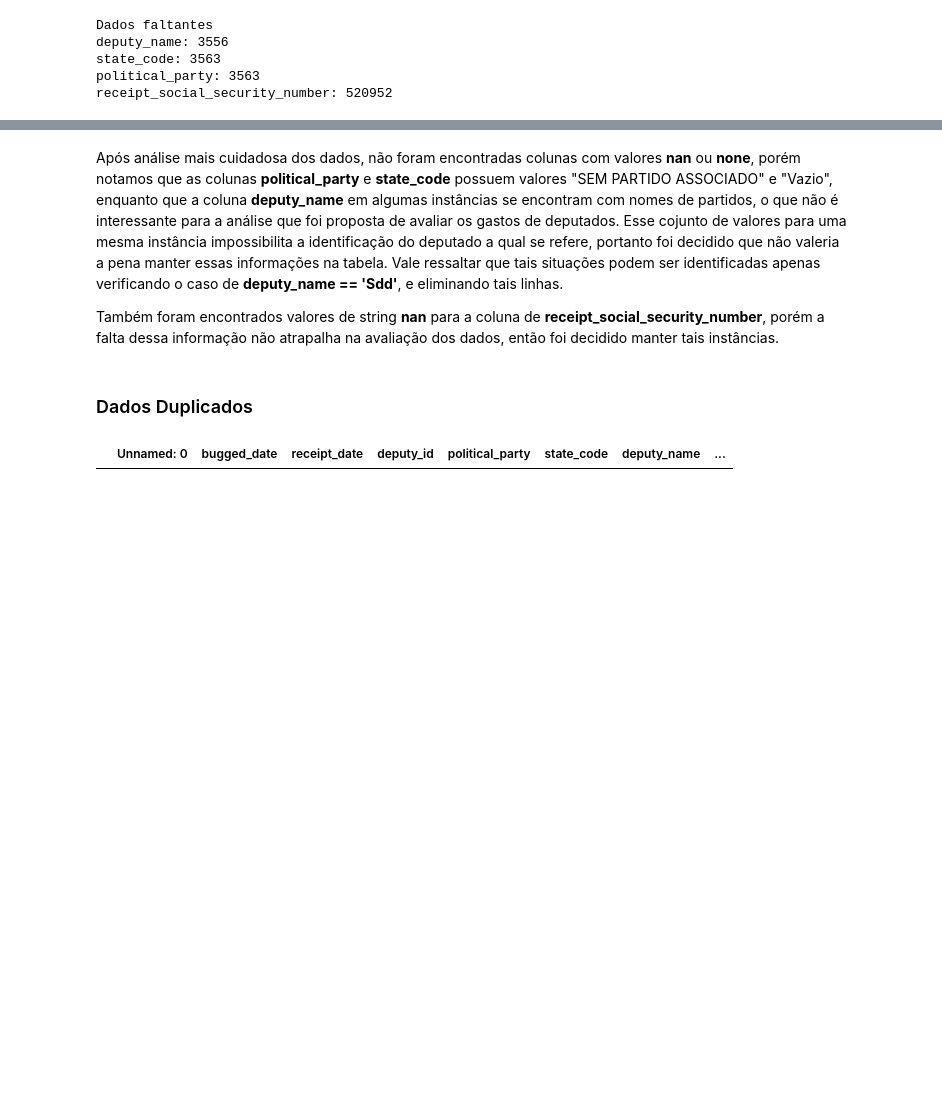
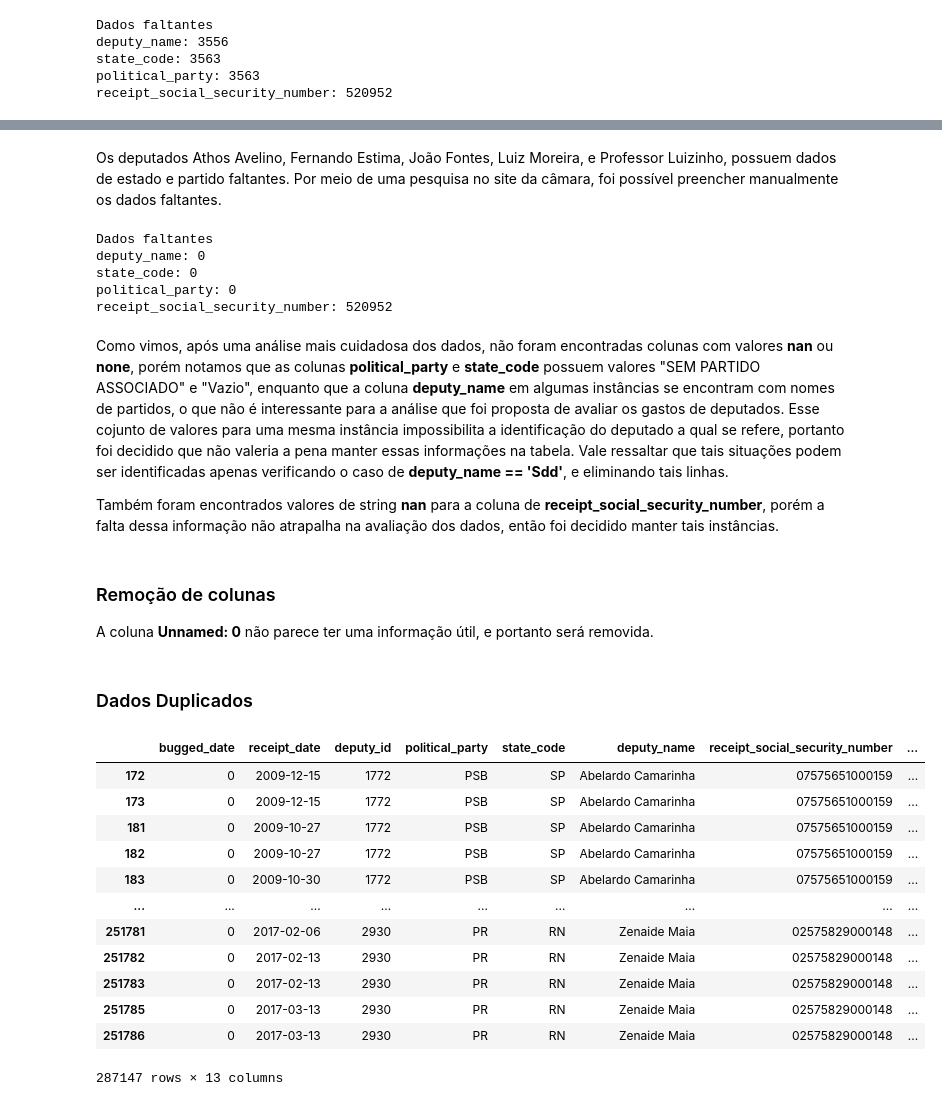
Before and after one commit to DefinitelyNotACactus/Chamber-of-Deputies-Reimbursements, a Jupyter notebook: Limpeza e Transformaçao de Dados.ipynb, the cells around one changed output, grey strips where cells are left out. Drawn from its saved outputs; the diff is of its cells as text; code cells hidden in the pictures; blank space fills up the shorter version.

```diff
--- a/Limpeza e Transformaçao de Dados.ipynb
+++ b/Limpeza e Transformaçao de Dados.ipynb
@@ -227,10 +270,50 @@ receipt_social_security_number: 520952
+# %% [markdown]
+Os deputados Athos Avelino, Fernando Estima, João Fontes, Luiz Moreira, e Professor Luizinho, possuem dados de estado e partido faltantes. Por meio de uma pesquisa no site da câmara, foi possível preencher manualmente os dados faltantes.
+# %%
+fill_dict = {'Athos Avelino': ['PPS', 'MG'],
+             'Fernando Estima': ['PL', 'SP'],
+             'João Fontes': ['PT', 'SE'],
+             'Luiz Moreira': ['PFL', 'BA'],
+             'Professor Luizinho': ['PT', 'SP']
+}
+
+for (key, val) in fill_dict.items():
+    df.loc[df['deputy_name'] == key, 'political_party'] = val[0]
+    df.loc[df['deputy_name'] == key, 'state_code'] = val[1]
+
+get_na(df)
+# %% [output]
+Dados faltantes
+deputy_name: 0
+state_code: 0
+political_party: 0
+receipt_social_security_number: 520952
 # %% [markdown]
-Após análise mais cuidadosa dos dados, não foram encontradas colunas com valores **nan** ou **none**, porém notamos que as colunas **political_party** e **state_code** possuem valores "SEM PARTIDO ASSOCIADO" e "Vazio", enquanto que a coluna **deputy_name** em algumas instâncias se encontram com nomes de partidos, o que não é interessante para a análise que foi proposta de avaliar os gastos de deputados. Esse cojunto de valores para uma mesma instância impossibilita a identificação do deputado a qual se refere, portanto foi decidido que não valeria a pena manter essas informações na tabela. Vale ressaltar que tais situações podem ser identificadas apenas verificando o caso de **deputy_name == 'Sdd'**, e eliminando tais linhas.
+Como vimos, após uma análise mais cuidadosa dos dados, não foram encontradas colunas com valores **nan** ou **none**, porém notamos que as colunas **political_party** e **state_code** possuem valores "SEM PARTIDO ASSOCIADO" e "Vazio", enquanto que a coluna **deputy_name** em algumas instâncias se encontram com nomes de partidos, o que não é interessante para a análise que foi proposta de avaliar os gastos de deputados. Esse cojunto de valores para uma mesma instância impossibilita a identificação do deputado a qual se refere, portanto foi decidido que não valeria a pena manter essas informações na tabela. Vale ressaltar que tais situações podem ser identificadas apenas verificando o caso de **deputy_name == 'Sdd'**, e eliminando tais linhas.
 
 Também foram encontrados valores de string **nan** para a coluna de **receipt_social_security_number**, porém a falta dessa informação não atrapalha na avaliação dos dados, então foi decidido manter tais instâncias.
+# %% [markdown]
+### Remoção de colunas
+
+A coluna **Unnamed: 0** não parece ter uma informação útil, e portanto será removida.
+# %%
+df.drop(columns=['Unnamed: 0'], inplace=True)
+df_parties.drop(columns=['Unnamed: 0'], inplace=True)
 # %% [markdown]
 ### Dados Duplicados
 # %%
-df[df.duplicated()]
+df[df.duplicated(keep=False)]
 # %% [output]
-|  | Unnamed: 0 | bugged_date | receipt_date | deputy_id | political_party | state_code | deputy_name | ... |
+|  | bugged_date | receipt_date | deputy_id | political_party | state_code | deputy_name | receipt_social_security_number | ... |
+| 172 | 0 | 2009-12-15 | 1772 | PSB | SP | Abelardo Camarinha | 07575651000159 | ... |
+| 173 | 0 | 2009-12-15 | 1772 | PSB | SP | Abelardo Camarinha | 07575651000159 | ... |
+| 181 | 0 | 2009-10-27 | 1772 | PSB | SP | Abelardo Camarinha | 07575651000159 | ... |
+| 182 | 0 | 2009-10-27 | 1772 | PSB | SP | Abelardo Camarinha | 07575651000159 | ... |
+| 183 | 0 | 2009-10-30 | 1772 | PSB | SP | Abelardo Camarinha | 07575651000159 | ... |
+| ... | ... | ... | ... | ... | ... | ... | ... | ... |
+| 251781 | 0 | 2017-02-06 | 2930 | PR | RN | Zenaide Maia | 02575829000148 | ... |
+| 251782 | 0 | 2017-02-13 | 2930 | PR | RN | Zenaide Maia | 02575829000148 | ... |
+| 251783 | 0 | 2017-02-13 | 2930 | PR | RN | Zenaide Maia | 02575829000148 | ... |
+| 251785 | 0 | 2017-03-13 | 2930 | PR | RN | Zenaide Maia | 02575829000148 | ... |
+| 251786 | 0 | 2017-03-13 | 2930 | PR | RN | Zenaide Maia | 02575829000148 | ... |
+287147 rows × 13 columns
```
Also changed, not shown: parts of 21 cells of this notebook, 11 other files.
